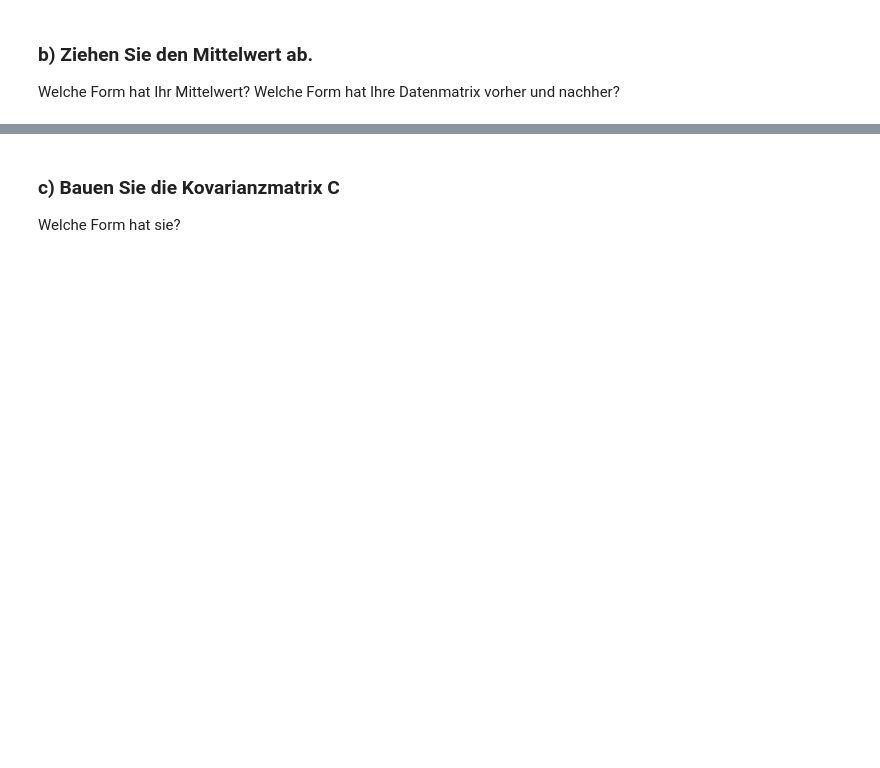
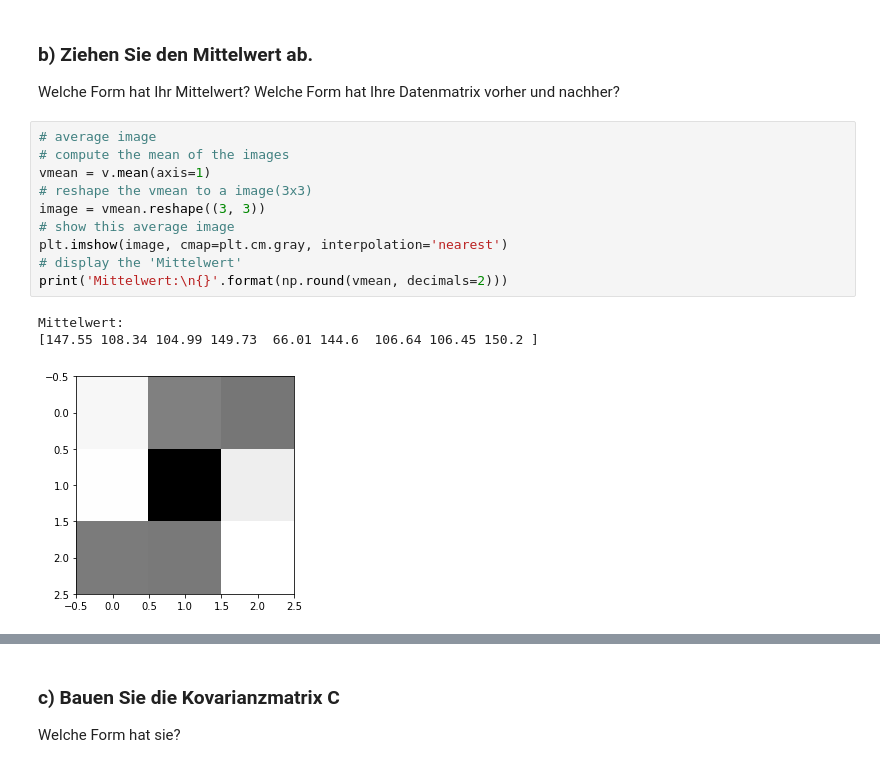
Before and after one commit to HilfenAtUni/inf4151, a Jupyter notebook: ubung/A02/A02_Aufgaben.ipynb, the cells around one changed output, grey strips where cells are left out. Saved outputs shown, nothing was run; the diff lists cells and outputs as text; blank space fills up the shorter version.

```diff
--- a/ubung/A02/A02_Aufgaben.ipynb
+++ b/ubung/A02/A02_Aufgaben.ipynb
@@ -82,3 +122,17 @@ Für dankbare Ergebnisse wählen Sie das Rauschen so groß, daß Standardabweich
 ### b) Ziehen Sie den Mittelwert ab.
 Welche Form hat Ihr Mittelwert?
 Welche Form hat Ihre Datenmatrix vorher und nachher?
+# %%
+# average image
+# compute the mean of the images
+vmean = v.mean(axis=1)
+# reshape the vmean to a image(3x3)
+image = vmean.reshape((3, 3))
+# show this average image
+plt.imshow(image, cmap=plt.cm.gray, interpolation='nearest')
+# display the 'Mittelwert'
+print('Mittelwert:\n{}'.format(np.round(vmean, decimals=2)))
+# %% [output]
+Mittelwert:
+[147.55 108.34 104.99 149.73  66.01 144.6  106.64 106.45 150.2 ]
+[figure, added]
```
Also changed, not shown: parts of 21 cells of this notebook, 11 other files.
